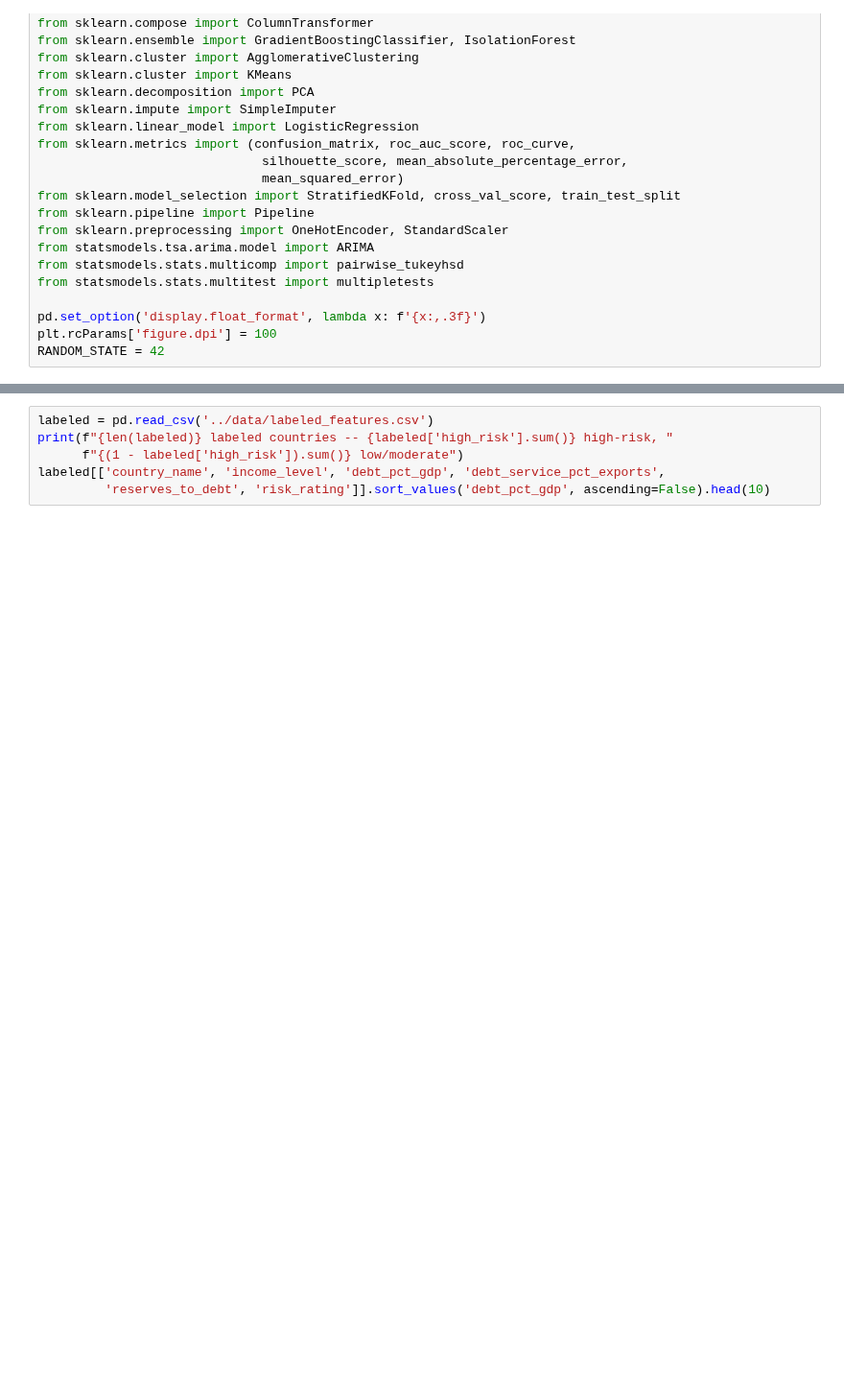
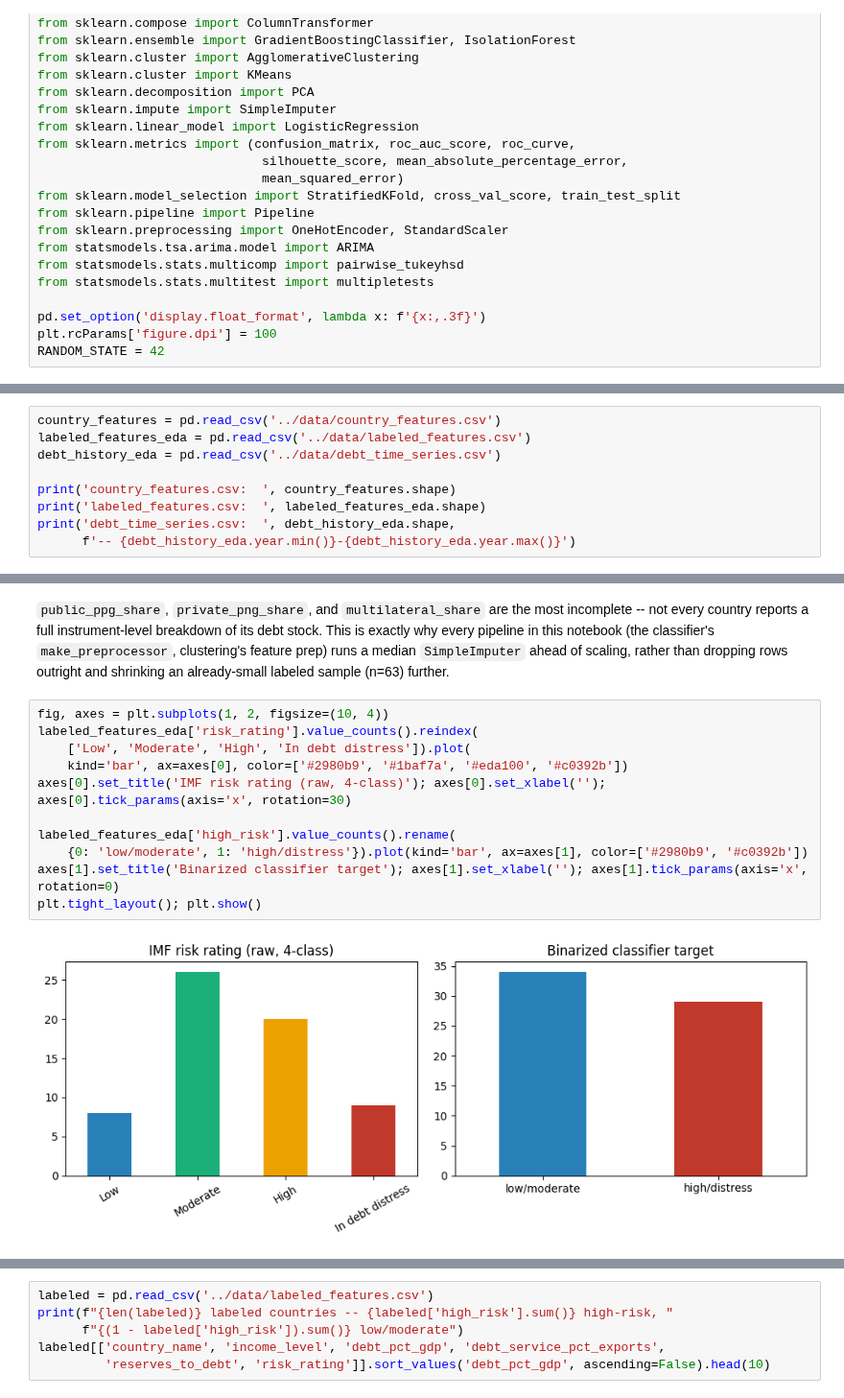
Before and after one commit to Nobby-sibanda/International-Debt, a Jupyter notebook: notebooks/ML_Debt_Risk_Analysis.ipynb, the cells around one changed output, grey strips where cells are left out. Shown at 96% size. Drawn from its saved outputs; the diff is of its cells as text; blank space fills up the shorter version.

```diff
--- a/notebooks/ML_Debt_Risk_Analysis.ipynb
+++ b/notebooks/ML_Debt_Risk_Analysis.ipynb
@@ -43,0 +51,9 @@ RANDOM_STATE = 42
+# %%
+country_features = pd.read_csv('../data/country_features.csv')
+labeled_features_eda = pd.read_csv('../data/labeled_features.csv')
+debt_history_eda = pd.read_csv('../data/debt_time_series.csv')
+
+print('country_features.csv:  ', country_features.shape)
+print('labeled_features.csv:  ', labeled_features_eda.shape)
+print('debt_time_series.csv:  ', debt_history_eda.shape,
+      f'-- {debt_history_eda.year.min()}-{debt_history_eda.year.max()}')
@@ -43,0 +85,19 @@ RANDOM_STATE = 42
+# %% [markdown]
+`public_ppg_share`, `private_png_share`, and `multilateral_share` are the most incomplete -- not
+every country reports a full instrument-level breakdown of its debt stock. This is exactly why
+every pipeline in this notebook (the classifier's `make_preprocessor`, clustering's feature prep)
+runs a median `SimpleImputer` ahead of scaling, rather than dropping rows outright and shrinking an
+already-small labeled sample (n=63) further.
+# %%
+fig, axes = plt.subplots(1, 2, figsize=(10, 4))
+labeled_features_eda['risk_rating'].value_counts().reindex(
+    ['Low', 'Moderate', 'High', 'In debt distress']).plot(
+    kind='bar', ax=axes[0], color=['#2980b9', '#1baf7a', '#eda100', '#c0392b'])
+axes[0].set_title('IMF risk rating (raw, 4-class)'); axes[0].set_xlabel(''); axes[0].tick_params(axis='x', rotation=30)
+
+labeled_features_eda['high_risk'].value_counts().rename(
+    {0: 'low/moderate', 1: 'high/distress'}).plot(kind='bar', ax=axes[1], color=['#2980b9', '#c0392b'])
+axes[1].set_title('Binarized classifier target'); axes[1].set_xlabel(''); axes[1].tick_params(axis='x', rotation=0)
+plt.tight_layout(); plt.show()
+# %% [output]
+[figure, added]
```
Also changed, not shown: parts of 16 cells of this notebook.
